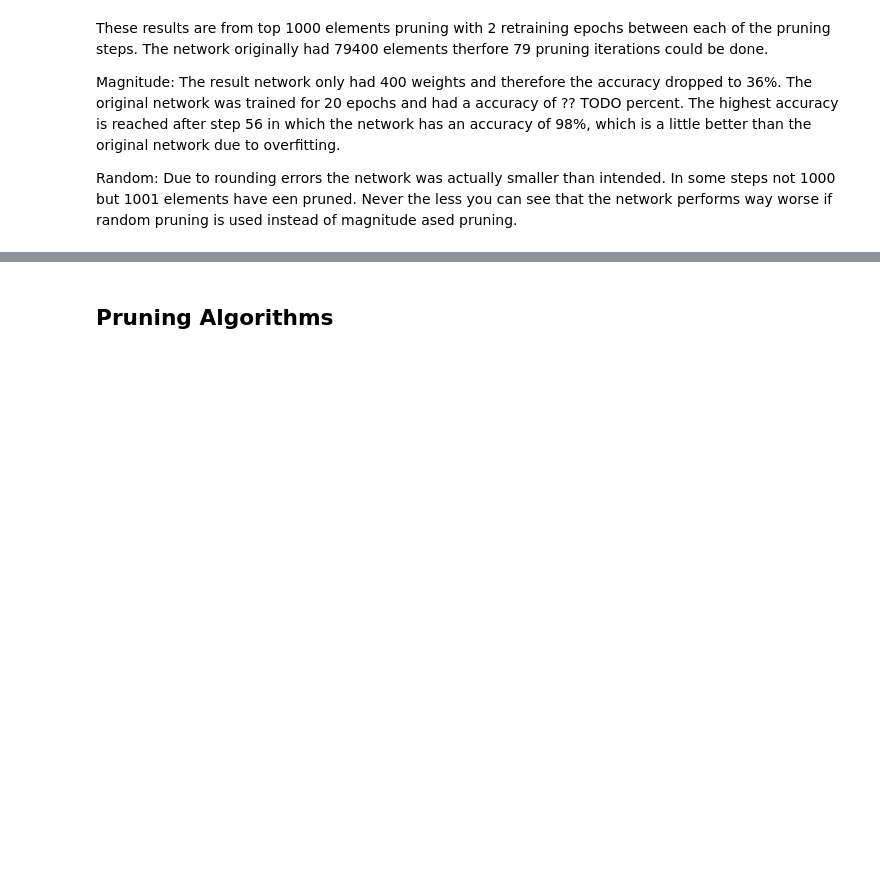
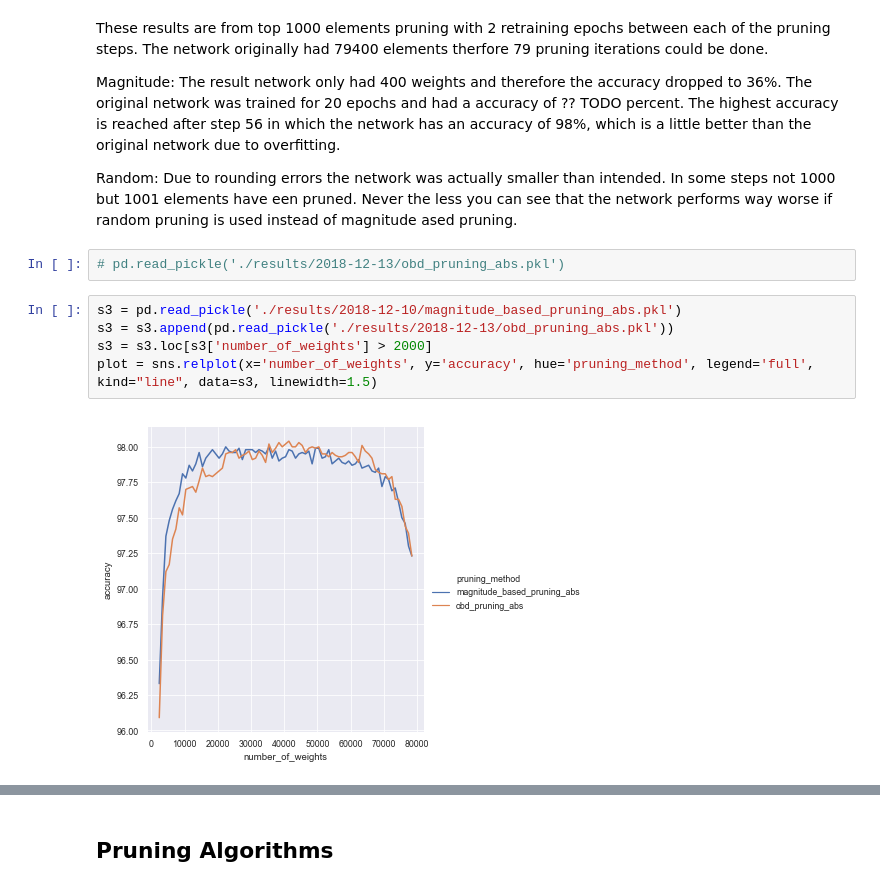
Before and after one commit to pauleon2/pruning-nn, a Jupyter notebook: results.ipynb, the cells around one changed output, grey strips where cells are left out. Cells and saved outputs as stored; diff of their text form; blank space fills up the shorter version.

```diff
--- a/results.ipynb
+++ b/results.ipynb
@@ -218,3 +218,12 @@ The result network only had 400 weights and therefore the accuracy dropped to 36
 
 Random:
 Due to rounding errors the network was actually smaller than intended. In some steps not 1000 but 1001 elements have een pruned. Never the less you can see that the network performs way worse if random pruning is used instead of magnitude ased pruning.
+# %%
+# pd.read_pickle('./results/2018-12-13/obd_pruning_abs.pkl')
+# %%
+s3 = pd.read_pickle('./results/2018-12-10/magnitude_based_pruning_abs.pkl')
+s3 = s3.append(pd.read_pickle('./results/2018-12-13/obd_pruning_abs.pkl'))
+s3 = s3.loc[s3['number_of_weights'] > 2000]
+plot = sns.relplot(x='number_of_weights', y='accuracy', hue='pruning_method', legend='full', kind="line", data=s3, linewidth=1.5)
+# %% [output]
+[figure, added]
```
Also changed, not shown: parts of 6 cells of this notebook, 17 other files.
